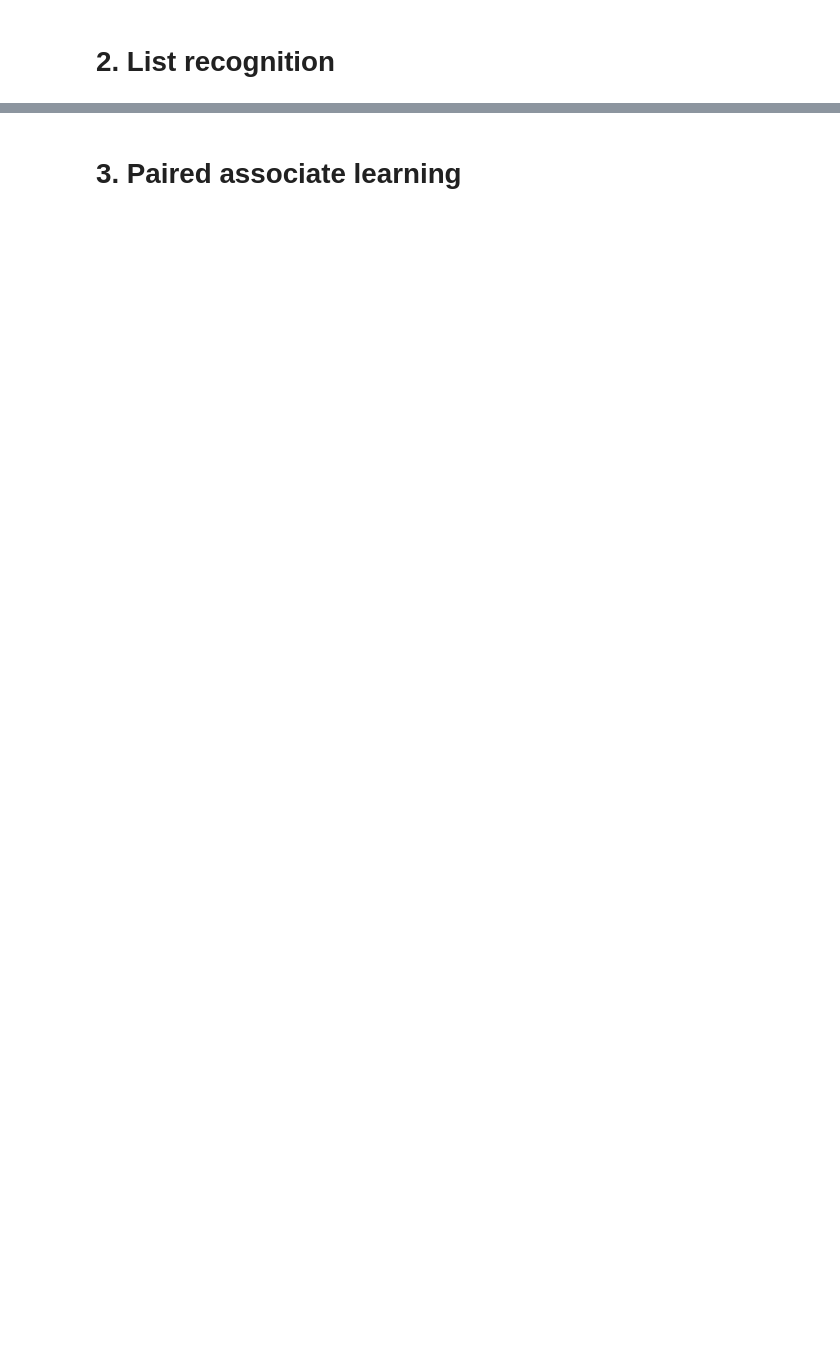
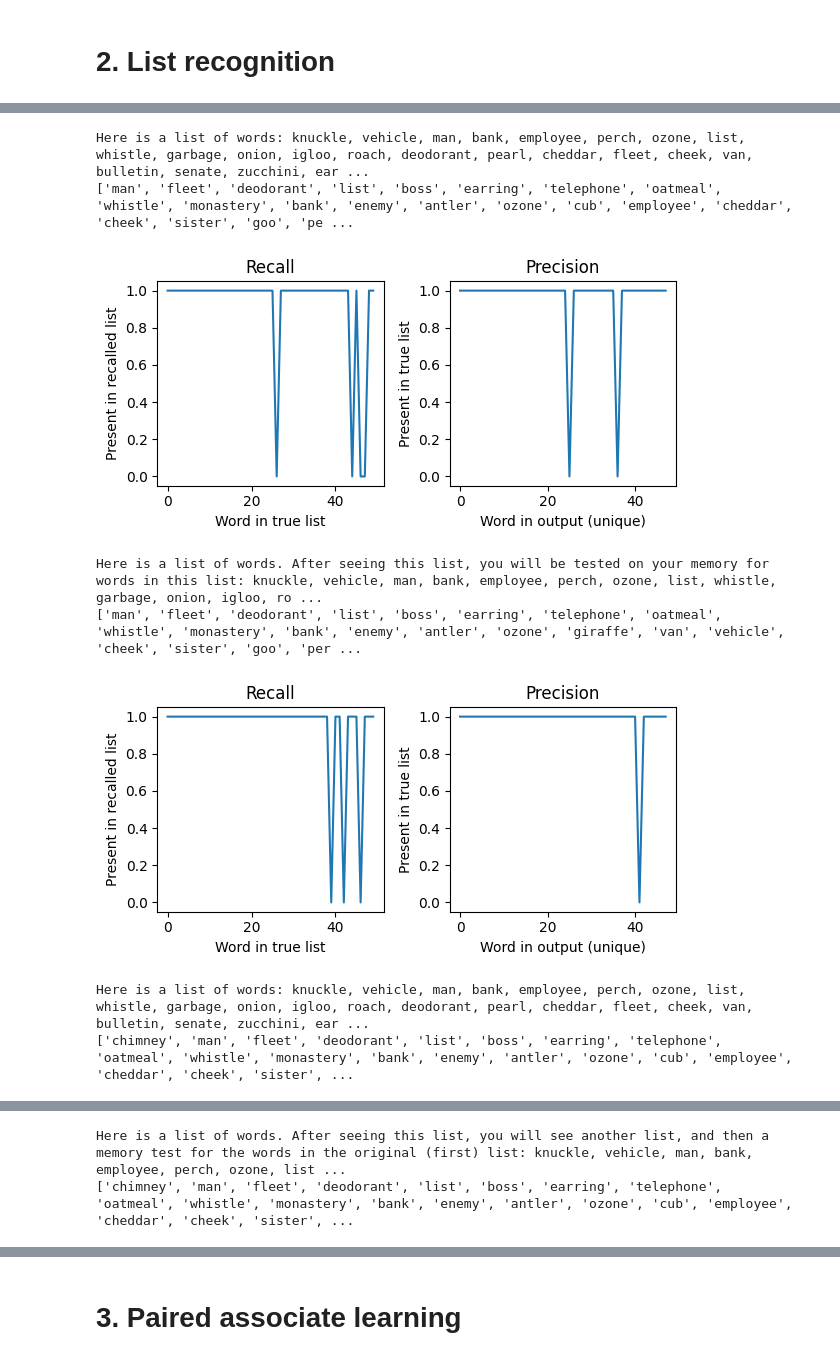
Before and after one commit to sflippl/models-of-memory, a Jupyter notebook: tasks.ipynb, the cells around one changed output, grey strips where cells are left out. Saved outputs shown, nothing was run; the diff lists cells and outputs as text; code cells hidden in the pictures; blank space fills up the shorter version.

```diff
--- a/tasks.ipynb
+++ b/tasks.ipynb
@@ -315,8 +342,8 @@ recognition_inp = make_inp(
     preamble = "Here is a list of words:",
     cue = "Now we'll begin the memory test. Here is another list of words, " \
         "containing some words from the original list and some new words. " \
-        "Please output a list of \"yes\" or \"no\" corresponding to whether each word was in the original list. " \
-        "Only output the list of \"yes\" and \"no\", nothing else. Here are the test words:"
+        "Please output a list of all the words in the test list that were present in the original list. " \
+        "Only output the words. Here is the test list: "
 )
 print(recognition_inp)
 
@@ -324,8 +351,8 @@ recognition_inp_informed = make_inp(
     words,test_words,
     preamble = "Here is a list of words. After seeing this list, you will be tested on your memory for words in this list:",
     cue = "Now we'll begin the memory test. Here is another list of words, containing some words from the original list and some new words. " \
-        "Please output a list of \"yes\" or \"no\" corresponding to whether each word was in the original list. " \
-        "Only output the list of \"yes\" and \"no\", nothing else. Here are the test words:"
+        "Please output a list of all the words in the test list that were present in the original list. " \
+        "Only output the words. Here is the test list: "
 )
 print(recognition_inp_informed)
 
@@ -335,8 +362,8 @@ recognition_inp_interjection = make_inp(
     preamble = "Here is a list of words:",
     cue = "Now we'll begin the memory test. Here is another list of words, " \
         "containing some words from the original list, some from the intervening list, and some new words. " \
-        "Please output a list of \"yes\" or \"no\" corresponding to whether each word was in the ORIGINAL list (not the intervening list). " \
-        "Only output the list of \"yes\" and \"no\", nothing else. Here are the test words: ",
+        "Please output a list of all the words in the test list that were present in the original list. " \
+        "Only output the words. Here is the test list: ",
     interjection = "You will now see another list of words:",
     interjection_words = interjection_words,
 )
@@ -349,8 +376,8 @@ recognition_inp_interjection_informed = make_inp(
         "and then a memory test for the words in the original (first) list:",
     cue = "Now we'll begin the memory test. Here is another list of words, " \
         "containing some words from the original list, some from the intervening list, and some new words. " \
-        "Please output a list of \"yes\" or \"no\" corresponding to whether each word was in the ORIGINAL list (not the intervening list). " \
-        "Only output the list of \"yes\" and \"no\", nothing else. Here are the test words:",
+        "Please output a list of all the words in the test list that were present in the original list. " \
+        "Only output the words. Here is the test list: ",
     interjection = "You will now see another list of words. Later, when doing the memory test, " \
         "you should not base your responses on the words in this list:",
     interjection_words = interjection_words,
@@ -359,6 +391,15 @@ print(recognition_inp_interjection_informed)
 # %%
 for inp in [recognition_inp, recognition_inp_informed, recognition_inp_interjection, recognition_inp_interjection_informed]:
     print(inp)
-    binary_output = query_model_recognition(pipe, inp)
-    print(binary_output)
-    plot_results(test_labels, binary_output)
+    lst_words = query_model(pipe, inp)
+    print(lst_words)
+    plot_recall_precision(words, lst_words)
+# %% [output]
+Here is a list of words: knuckle, vehicle, man, bank, employee, perch, ozone, list, whistle, garbage, onion, igloo, roach, deodorant, pearl, cheddar, fleet, cheek, van, bulletin, senate, zucchini, ear ...
+['man', 'fleet', 'deodorant', 'list', 'boss', 'earring', 'telephone', 'oatmeal', 'whistle', 'monastery', 'bank', 'enemy', 'antler', 'ozone', 'cub', 'employee', 'cheddar', 'cheek', 'sister', 'goo', 'pe ...
+[figure, added]
+Here is a list of words. After seeing this list, you will be tested on your memory for words in this list: knuckle, vehicle, man, bank, employee, perch, ozone, list, whistle, garbage, onion, igloo, ro ...
+['man', 'fleet', 'deodorant', 'list', 'boss', 'earring', 'telephone', 'oatmeal', 'whistle', 'monastery', 'bank', 'enemy', 'antler', 'ozone', 'giraffe', 'van', 'vehicle', 'cheek', 'sister', 'goo', 'per ...
+[figure, added]
+Here is a list of words: knuckle, vehicle, man, bank, employee, perch, ozone, list, whistle, garbage, onion, igloo, roach, deodorant, pearl, cheddar, fleet, cheek, van, bulletin, senate, zucchini, ear ...
+['chimney', 'man', 'fleet', 'deodorant', 'list', 'boss', 'earring', 'telephone', 'oatmeal', 'whistle', 'monastery', 'bank', 'enemy', 'antler', 'ozone', 'cub', 'employee', 'cheddar', 'cheek', 'sister', ...
@@ -364,0 +407,2 @@ for inp in [recognition_inp, recognition_inp_informed, recognition_inp_interject
+Here is a list of words. After seeing this list, you will see another list, and then a memory test for the words in the original (first) list: knuckle, vehicle, man, bank, employee, perch, ozone, list ...
+['chimney', 'man', 'fleet', 'deodorant', 'list', 'boss', 'earring', 'telephone', 'oatmeal', 'whistle', 'monastery', 'bank', 'enemy', 'antler', 'ozone', 'cub', 'employee', 'cheddar', 'cheek', 'sister', ...
```
Also changed, not shown: parts of 25 cells of this notebook, 2 other files.
